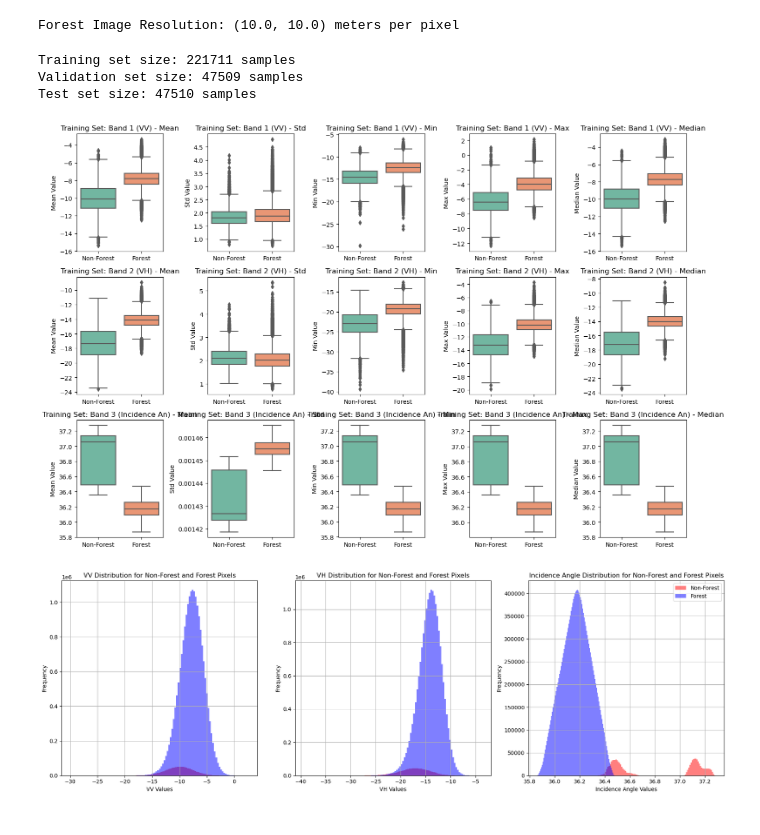
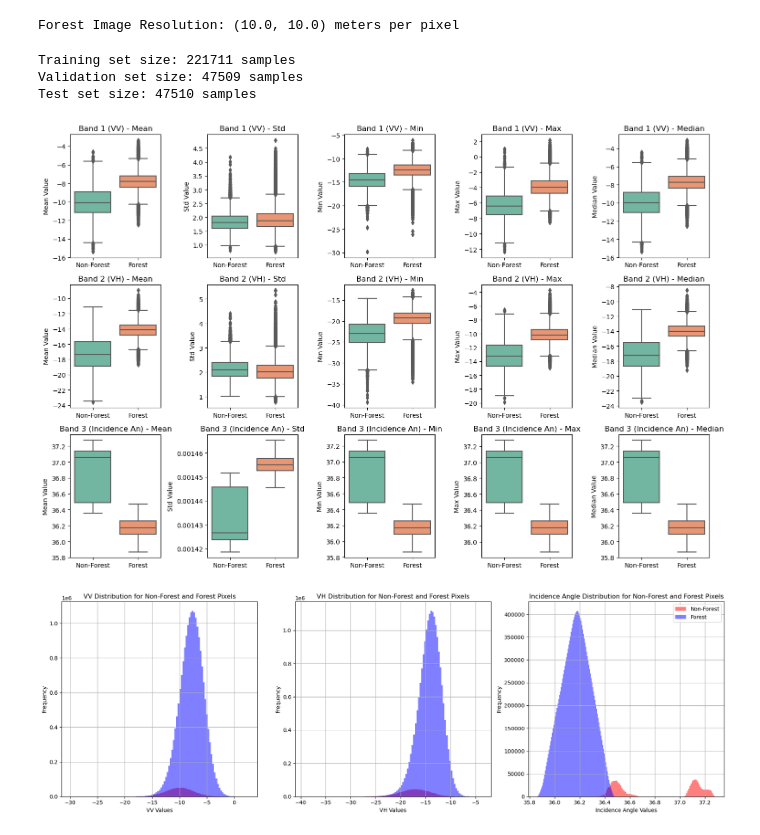
Before and after one commit to raznuss/MarvinBlue, a Jupyter notebook: Data_exploration.ipynb, the cells around one changed output. Saved outputs shown, nothing was run; the diff lists cells and outputs as text; code cells hidden in the pictures.

```diff
--- a/Data_exploration.ipynb
+++ b/Data_exploration.ipynb
@@ -111,33 +111,33 @@ print(f"Test set size: {X_test.shape[0]} samples")
 
 # Visualize statistical features
 def visualize_features(X, y, title_prefix=""):
     non_forest_features = X[y == 0]
     forest_features = X[y == 1]
 
     feature_names = ['Mean', 'Std', 'Min', 'Max', 'Median']
     bands = ['Band 1 (VV)', 'Band 2 (VH)', 'Band 3 (Incidence An)']
     n_features_per_band = 5
 
     plt.figure(figsize=(15, 10))
 
     for band_index, band in enumerate(bands):
         for feature_index, feature_name in enumerate(feature_names):
             feature_idx = band_index * n_features_per_band + feature_index
 
             plt.subplot(len(bands), n_features_per_band, feature_idx + 1)
             sns.boxplot(data=[non_forest_features[:, feature_idx], forest_features[:, feature_idx]], palette="Set2")
 
-            plt.title(f'{title_prefix}{band} - {feature_name}')
+            plt.title(f'{band} - {feature_name}')
             plt.xticks([0, 1], ['Non-Forest', 'Forest'])
             plt.ylabel(f'{feature_name} Value')
 
     plt.tight_layout()
     plt.show()
 
 visualize_features(X_train, y_train, title_prefix="Training Set: ")
 # %% [output]
 Training set size: 221711 samples
 Validation set size: 47509 samples
 Test set size: 47510 samples
-[figure, old version]
+[figure, new version]
 # %%
```
Also changed, not shown: parts of 5 cells of this notebook, 6 other files.
